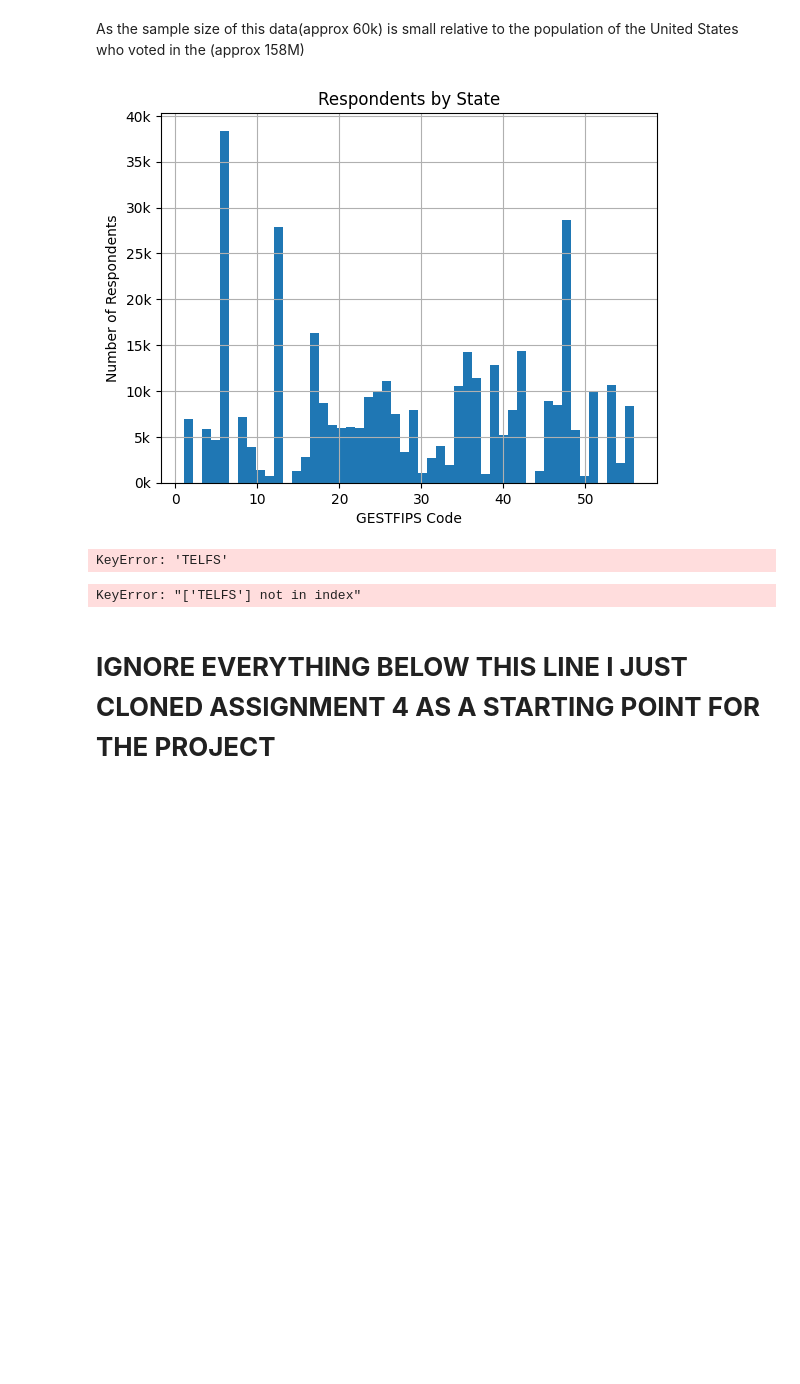
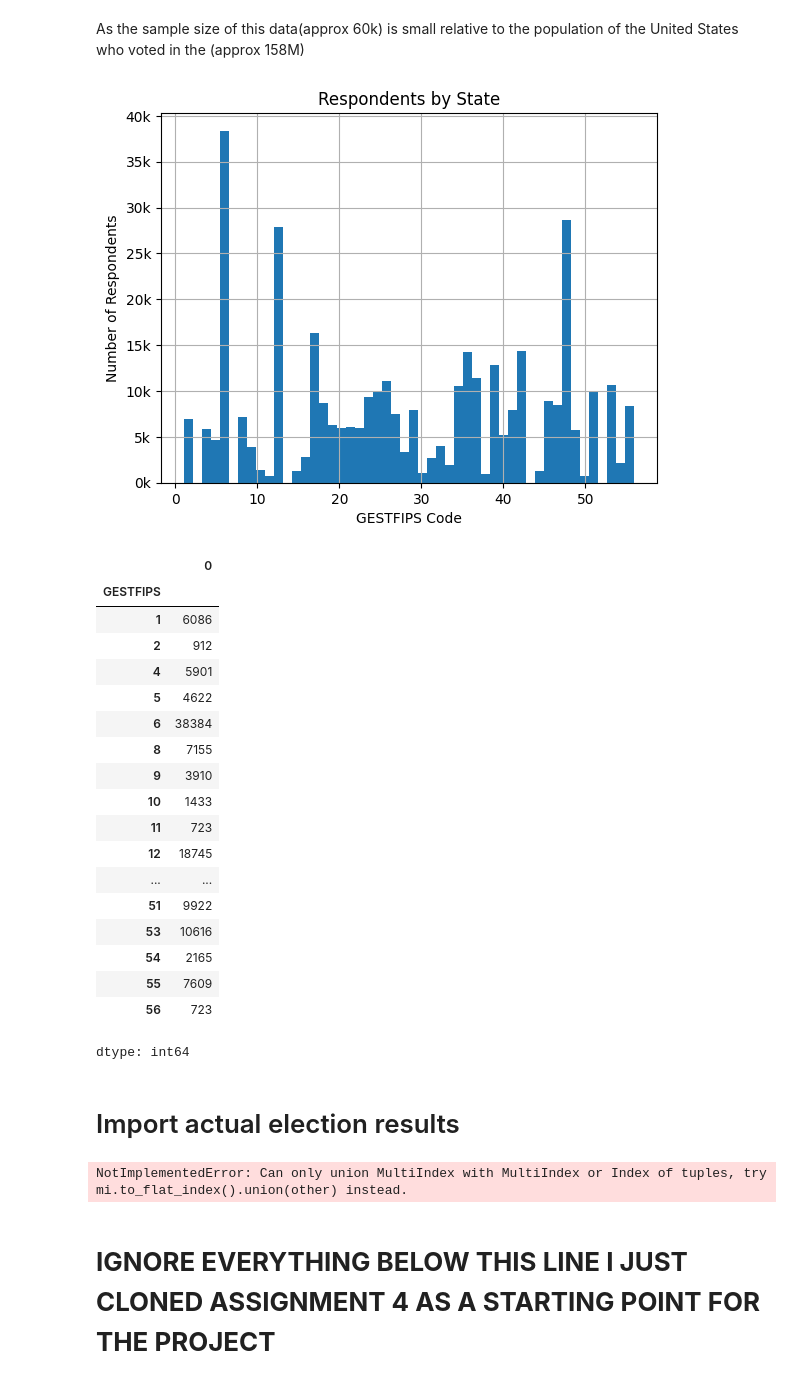
Before and after one commit to EdwinSavelson/CS3120_Final_Project, a Jupyter notebook: Edwin_Savelson_Final_Project_pynb.ipynb, the cells around one changed output. Cells and saved outputs as stored; diff of their text form; code cells hidden in the pictures; blank space fills up the shorter version.

```diff
--- a/Edwin_Savelson_Final_Project_pynb.ipynb
+++ b/Edwin_Savelson_Final_Project_pynb.ipynb
@@ -80,16 +82,36 @@ employment = "TELFS"
 # %%
 ax = data[state].hist(bins=50)
 
 ax.get_yaxis().set_major_formatter(plt.FuncFormatter(lambda x, _: f'{int(x /1000)}k'))
 
 plt.xlabel('GESTFIPS Code')
 plt.ylabel('Number of Respondents')
 plt.title('Respondents by State')
 
 plt.show()
 data.columns = data.columns.str.strip()
 
-data.groupby(employment).size()
+data.groupby(state).size()
 # %% [output]
 [figure]
+|  | 0 |
+| GESTFIPS |  |
+| 1 | 6086 |
+| 2 | 912 |
+| 4 | 5901 |
+| 5 | 4622 |
+| 6 | 38384 |
+| 8 | 7155 |
+| 9 | 3910 |
+| 10 | 1433 |
+| 11 | 723 |
+| 12 | 18745 |
+| ... | ... |
+| 51 | 9922 |
+| 53 | 10616 |
+| 54 | 2165 |
+| 55 | 7609 |
+| 56 | 723 |
-KeyError: 'TELFS'
+dtype: int64
+# %% [markdown]
+# Import actual election results
@@ -121,8 +151,8 @@ data['cluster'] = kmeans.fit_predict(data[selected_features])
 # Aggregate by state
 state_level_data = data.groupby(state).agg({
     'cluster': 'value_counts',  # Count each cluster
-    'employment': 'mean',  # Example aggregation
-    'activity': 'mean',  # Example aggregation
+    employment: 'mean',  # Example aggregation
+    activity: 'mean',  # Example aggregation
 }).unstack(fill_value=0).reset_index()
 
 # Add binary target column (Republican or Democrat)
@@ -143,7 +173,7 @@ model.fit(X_train, y_train)
 y_pred = model.predict(X_test)
 print(classification_report(y_test, y_pred))
 # %% [output]
-KeyError: "['TELFS'] not in index"
+NotImplementedError: Can only union MultiIndex with MultiIndex or Index of tuples, try mi.to_flat_index().union(other) instead.
 # %% [markdown]
 # **IGNORE EVERYTHING BELOW THIS LINE I JUST CLONED ASSIGNMENT 4 AS A STARTING POINT FOR THE PROJECT**
 # %% [markdown]
```
Also changed, not shown: parts of 2 cells of this notebook.
